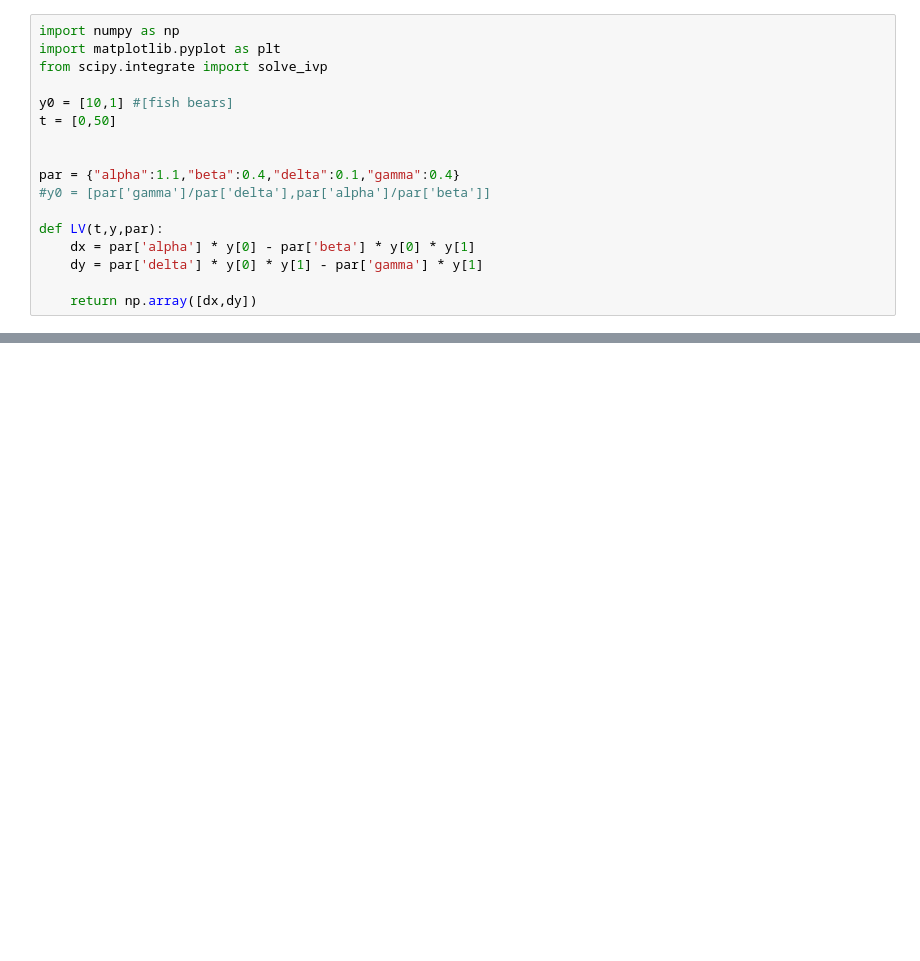
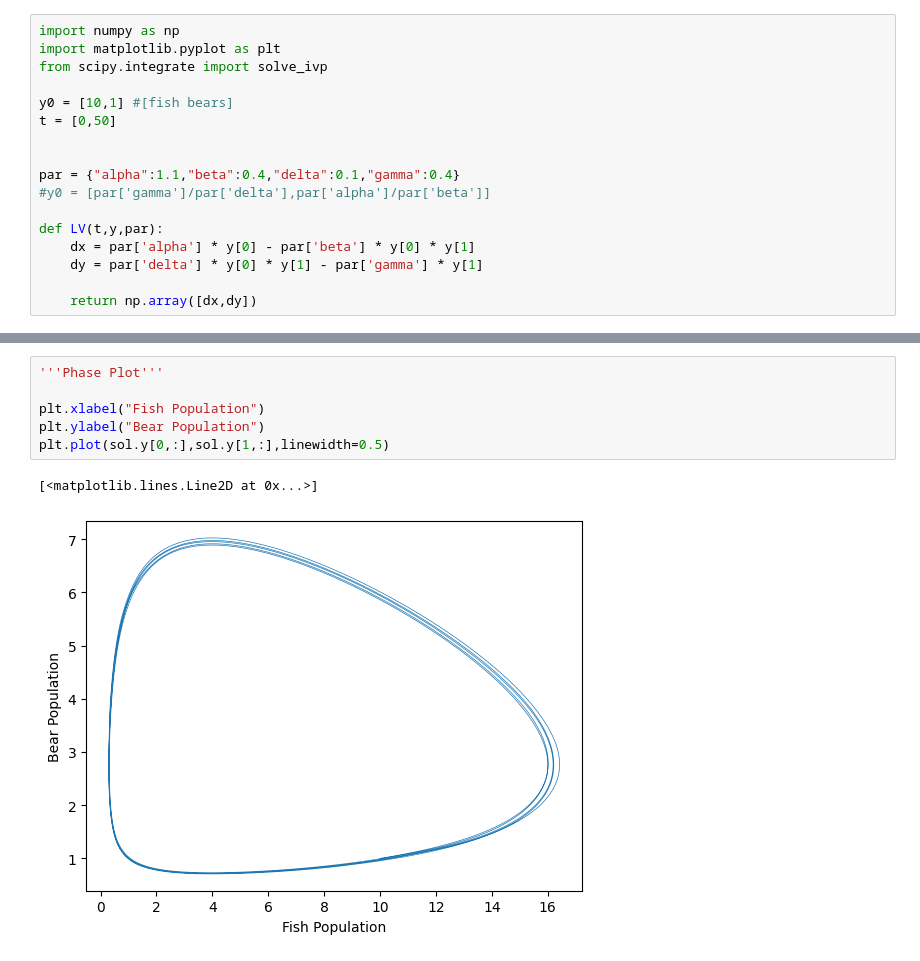
Before and after one commit to Averydx/CompBio, a Jupyter notebook: LotkaVolterra.ipynb, the cells around one changed output, grey strips where cells are left out. Drawn from its saved outputs; the diff is of its cells as text; blank space fills up the shorter version.

```diff
--- a/LotkaVolterra.ipynb
+++ b/LotkaVolterra.ipynb
@@ -26,0 +27,9 @@ plt.legend()
+# %%
+'''Phase Plot'''
+
+plt.xlabel("Fish Population")
+plt.ylabel("Bear Population")
+plt.plot(sol.y[0,:],sol.y[1,:],linewidth=0.5)
+# %% [output]
+[<matplotlib.lines.Line2D at 0x...>]
+[figure, added]
```
Also changed, not shown: parts of 1 cell of this notebook, 4 other files.
